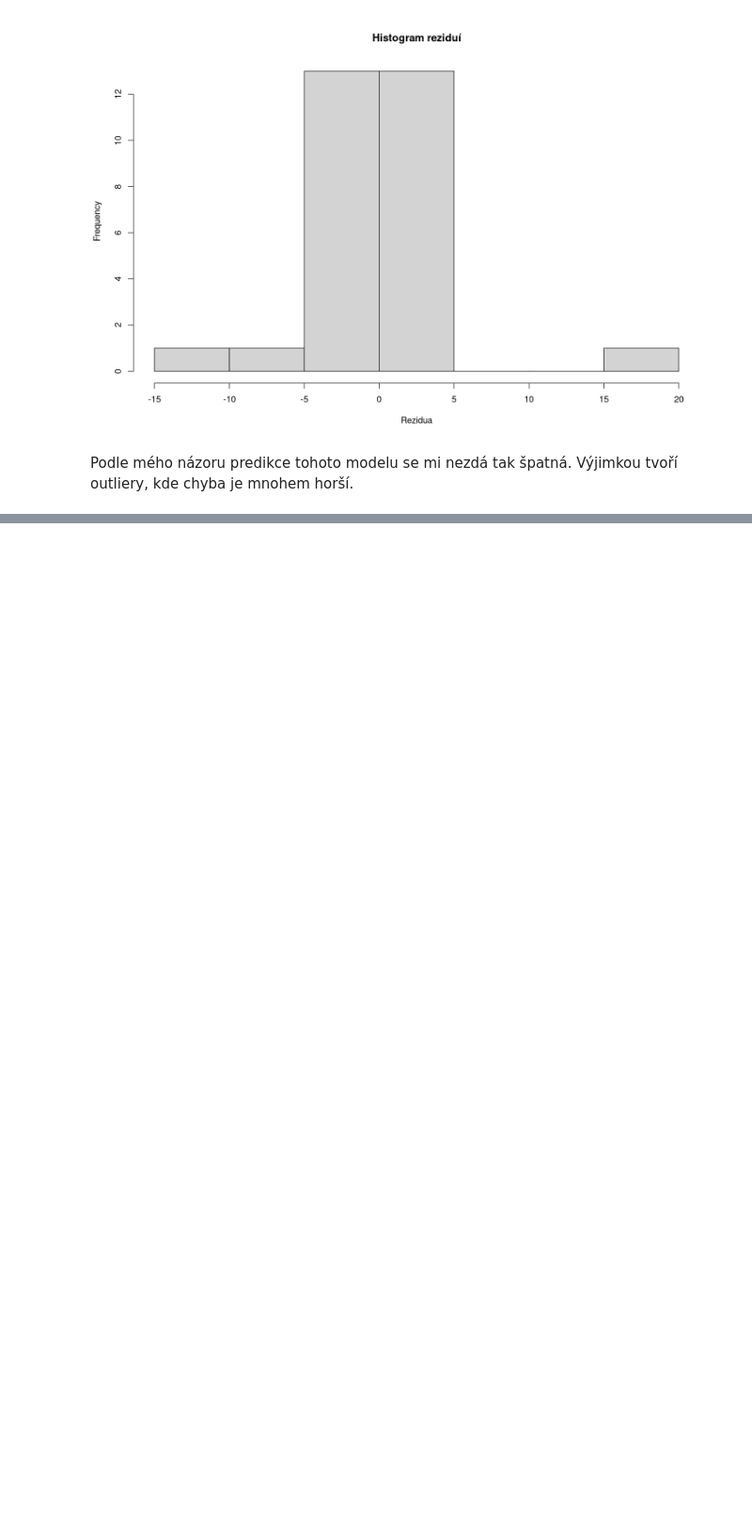
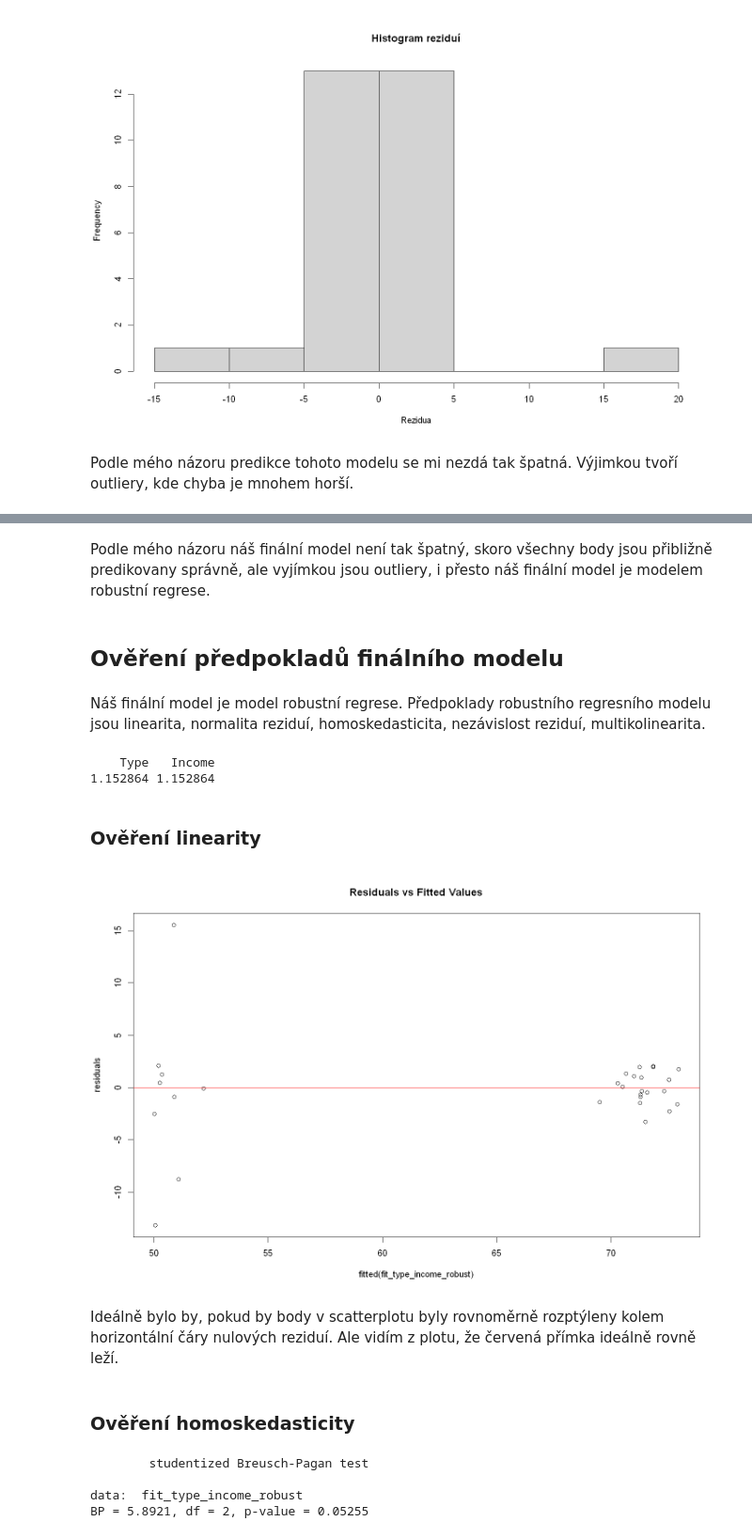
Before and after one commit to xsenyaaax/practicalStatistics, a Jupyter notebook: Project 2/project2.ipynb, the cells around one changed output, grey strips where cells are left out. Shown: that part at 94% size. Drawn from its saved outputs; the diff is of its cells as text; code cells hidden in the pictures; blank space fills up the shorter version.

```diff
--- a/Project 2/project2.ipynb
+++ b/Project 2/project2.ipynb
@@ -676,0 +688,5 @@ ggplot(predict, aes(x = Income, y = Life)) +
+# %%
+europe_vector <- data$Country %in% c("Austria", "Belgium", "Denmark", "Finland", "France",
+                                     "West_Germany", "Ireland", "Italy", "Netherlands", "Norway",
+                                     "Portugal", "Sweden", "Switzerland", "Britain")
+data <- mutate(data, In_Europe = ifelse(europe_vector, 1, 0))
@@ -676,0 +1096,9 @@ ggplot(predict, aes(x = Income, y = Life)) +
+# %%
+fit_type_income_robust <- lmrob(Life ~ Type + Income, data = data)
+summary(fit_type_income_robust)
+
+summary(fit_robust)$r.squared
+summary(fit_robust)$adj.r.squared
+
+summary(fit_type_income_robust)$r.squared
+summary(fit_type_income_robust)$adj.r.squared
@@ -676,0 +1168,3 @@ ggplot(predict, aes(x = Income, y = Life)) +
+# %%
+final_model <- lmrob(Life ~ Type + Income, data = data)
+summary(final_model)
@@ -676,0 +1230,30 @@ ggplot(predict, aes(x = Income, y = Life)) +
+# %% [markdown]
+Podle mého názoru náš finální model není tak špatný, skoro všechny body jsou přibližně predikovany správně, ale vyjímkou jsou outliery, i přesto náš finální model je modelem robustní regrese.
+# %% [markdown]
+## Ověření předpokladů finálního modelu
+# %% [markdown]
+Náš finální model je model robustní regrese. Předpoklady robustního regresního modelu jsou linearita, normalita reziduí, homoskedasticita, nezávislost reziduí, multikolinearita.
+# %%
+vif(final_model)
+# %% [output]
+    Type   Income
+1.152864 1.152864
+# %% [markdown]
+### Ověření linearity
+# %%
+residuals <- residuals(final_model)
+plot(fitted(fit_type_income_robust), residuals, main = "Residuals vs Fitted Values")
+abline(h = 0, col = "red")
+# %% [output]
+[figure, added]
+# %% [markdown]
+Ideálně bylo by, pokud by body v scatterplotu byly rovnoměrně rozptýleny kolem horizontální čáry nulových reziduí. Ale vidím z plotu, že červená přímka ideálně rovně leží.
+# %% [markdown]
+### Ověření homoskedasticity
+# %%
+bptest(fit_type_income_robust)
+# %% [output]
+        studentized Breusch-Pagan test
+
+data:  fit_type_income_robust
+BP = 5.8921, df = 2, p-value = 0.05255
```
Also changed, not shown: parts of 86 cells of this notebook.
